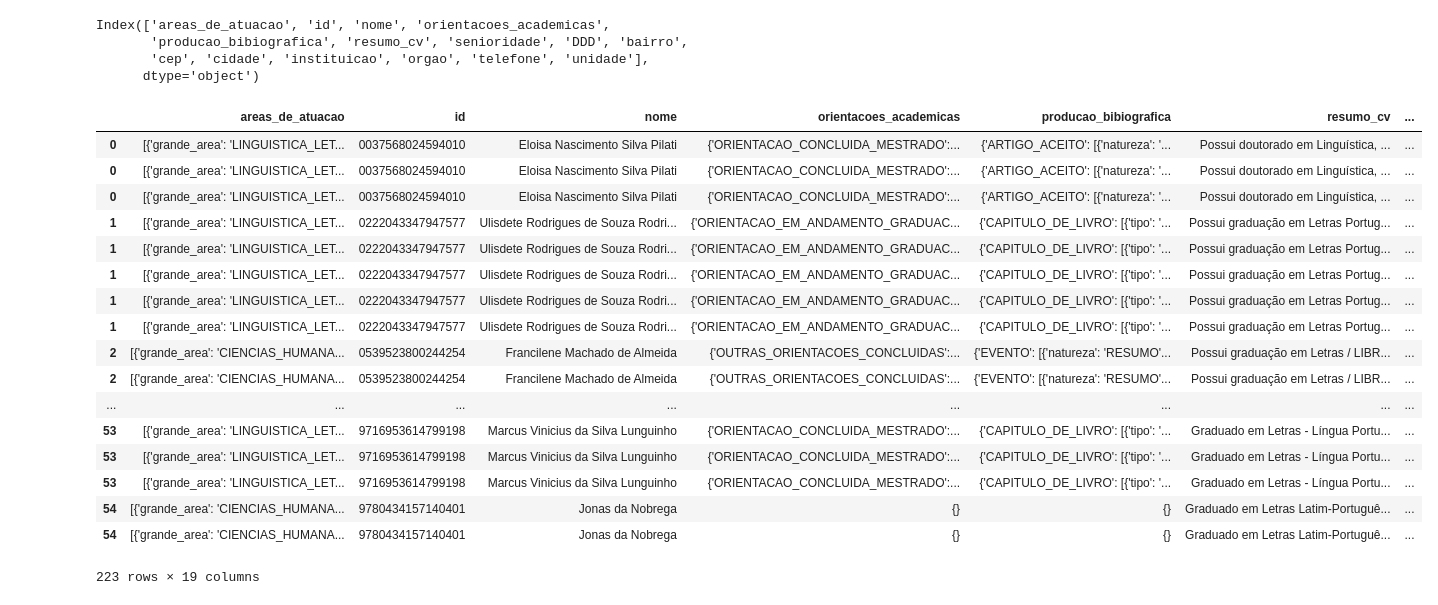
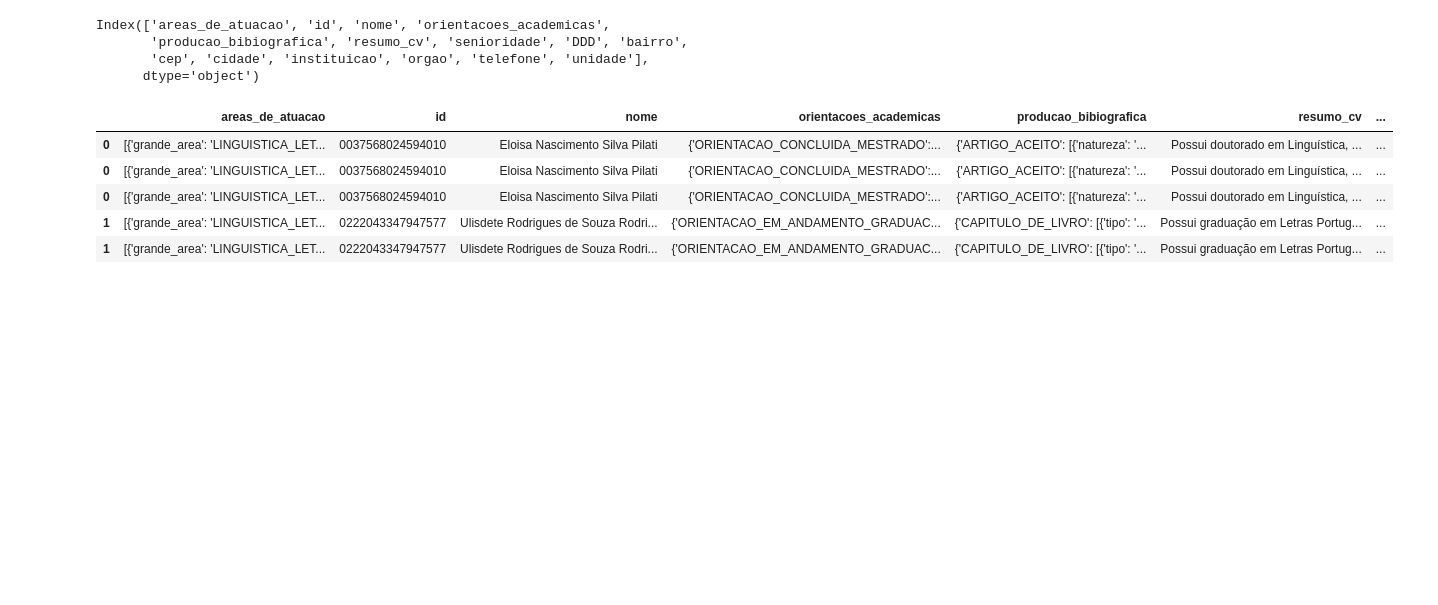
Before and after one commit to wagneralbjr/Tratamento-Perfis-UnB, a Jupyter notebook: Trata Base e-lattes.ipynb, the cells around one changed output. Drawn from its saved outputs; the diff is of its cells as text; code cells hidden in the pictures; blank space fills up the shorter version.

```diff
--- a/Trata Base e-lattes.ipynb
+++ b/Trata Base e-lattes.ipynb
@@ -107,23 +85,11 @@ area_df = pd.concat(_areas_df)
 
 joined = df.join(area_df)
 # %%
-joined
+joined.head()
 # %% [output]
 |  | areas_de_atuacao | id | nome | orientacoes_academicas | producao_bibiografica | resumo_cv | ... |
 | 0 | [{'grande_area': 'LINGUISTICA_LET... | 0037568024594010 | Eloisa Nascimento Silva Pilati | {'ORIENTACAO_CONCLUIDA_MESTRADO':... | {'ARTIGO_ACEITO': [{'natureza': '... | Possui doutorado em Linguística, ... | ... |
 | 0 | [{'grande_area': 'LINGUISTICA_LET... | 0037568024594010 | Eloisa Nascimento Silva Pilati | {'ORIENTACAO_CONCLUIDA_MESTRADO':... | {'ARTIGO_ACEITO': [{'natureza': '... | Possui doutorado em Linguística, ... | ... |
 | 0 | [{'grande_area': 'LINGUISTICA_LET... | 0037568024594010 | Eloisa Nascimento Silva Pilati | {'ORIENTACAO_CONCLUIDA_MESTRADO':... | {'ARTIGO_ACEITO': [{'natureza': '... | Possui doutorado em Linguística, ... | ... |
 | 1 | [{'grande_area': 'LINGUISTICA_LET... | 0222043347947577 | Ulisdete Rodrigues de Souza Rodri... | {'ORIENTACAO_EM_ANDAMENTO_GRADUAC... | {'CAPITULO_DE_LIVRO': [{'tipo': '... | Possui graduação em Letras Portug... | ... |
 | 1 | [{'grande_area': 'LINGUISTICA_LET... | 0222043347947577 | Ulisdete Rodrigues de Souza Rodri... | {'ORIENTACAO_EM_ANDAMENTO_GRADUAC... | {'CAPITULO_DE_LIVRO': [{'tipo': '... | Possui graduação em Letras Portug... | ... |
-| 1 | [{'grande_area': 'LINGUISTICA_LET... | 0222043347947577 | Ulisdete Rodrigues de Souza Rodri... | {'ORIENTACAO_EM_ANDAMENTO_GRADUAC... | {'CAPITULO_DE_LIVRO': [{'tipo': '... | Possui graduação em Letras Portug... | ... |
-| 1 | [{'grande_area': 'LINGUISTICA_LET... | 0222043347947577 | Ulisdete Rodrigues de Souza Rodri... | {'ORIENTACAO_EM_ANDAMENTO_GRADUAC... | {'CAPITULO_DE_LIVRO': [{'tipo': '... | Possui graduação em Letras Portug... | ... |
-| 1 | [{'grande_area': 'LINGUISTICA_LET... | 0222043347947577 | Ulisdete Rodrigues de Souza Rodri... | {'ORIENTACAO_EM_ANDAMENTO_GRADUAC... | {'CAPITULO_DE_LIVRO': [{'tipo': '... | Possui graduação em Letras Portug... | ... |
-| 2 | [{'grande_area': 'CIENCIAS_HUMANA... | 0539523800244254 | Francilene Machado de Almeida | {'OUTRAS_ORIENTACOES_CONCLUIDAS':... | {'EVENTO': [{'natureza': 'RESUMO'... | Possui graduação em Letras / LIBR... | ... |
-| 2 | [{'grande_area': 'CIENCIAS_HUMANA... | 0539523800244254 | Francilene Machado de Almeida | {'OUTRAS_ORIENTACOES_CONCLUIDAS':... | {'EVENTO': [{'natureza': 'RESUMO'... | Possui graduação em Letras / LIBR... | ... |
-| ... | ... | ... | ... | ... | ... | ... | ... |
-| 53 | [{'grande_area': 'LINGUISTICA_LET... | 9716953614799198 | Marcus Vinicius da Silva Lunguinho | {'ORIENTACAO_CONCLUIDA_MESTRADO':... | {'CAPITULO_DE_LIVRO': [{'tipo': '... | Graduado em Letras - Língua Portu... | ... |
-| 53 | [{'grande_area': 'LINGUISTICA_LET... | 9716953614799198 | Marcus Vinicius da Silva Lunguinho | {'ORIENTACAO_CONCLUIDA_MESTRADO':... | {'CAPITULO_DE_LIVRO': [{'tipo': '... | Graduado em Letras - Língua Portu... | ... |
-| 53 | [{'grande_area': 'LINGUISTICA_LET... | 9716953614799198 | Marcus Vinicius da Silva Lunguinho | {'ORIENTACAO_CONCLUIDA_MESTRADO':... | {'CAPITULO_DE_LIVRO': [{'tipo': '... | Graduado em Letras - Língua Portu... | ... |
-| 54 | [{'grande_area': 'CIENCIAS_HUMANA... | 9780434157140401 | Jonas da Nobrega | {} | {} | Graduado em Letras Latim-Portuguê... | ... |
-| 54 | [{'grande_area': 'CIENCIAS_HUMANA... | 9780434157140401 | Jonas da Nobrega | {} | {} | Graduado em Letras Latim-Portuguê... | ... |
-223 rows × 19 columns
```
Also changed, not shown: parts of 13 cells of this notebook.
